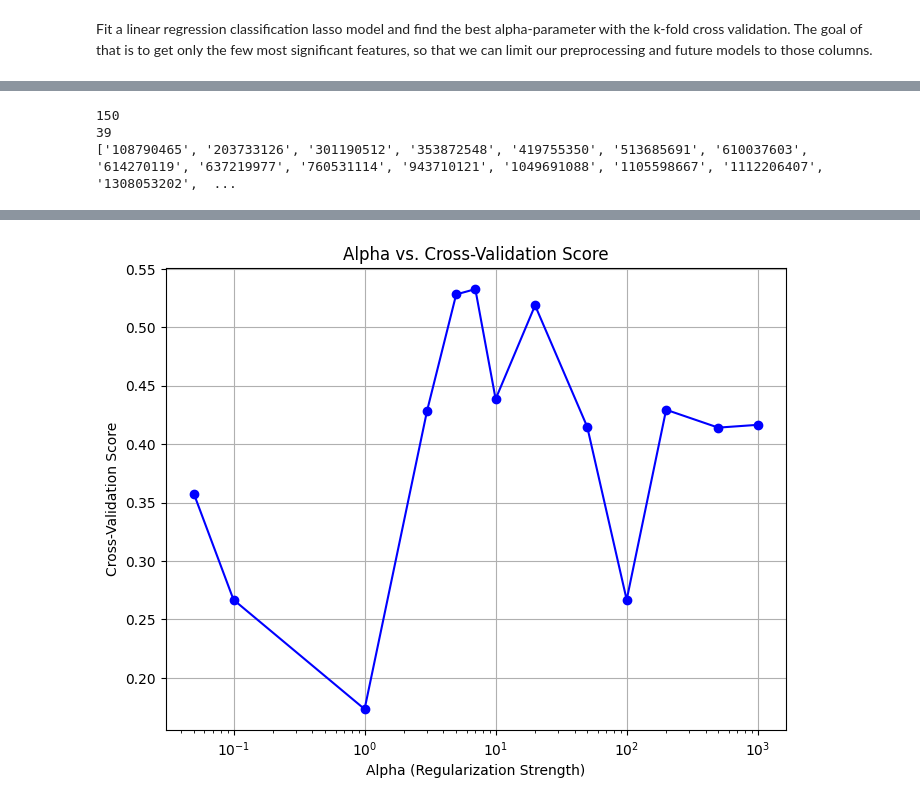
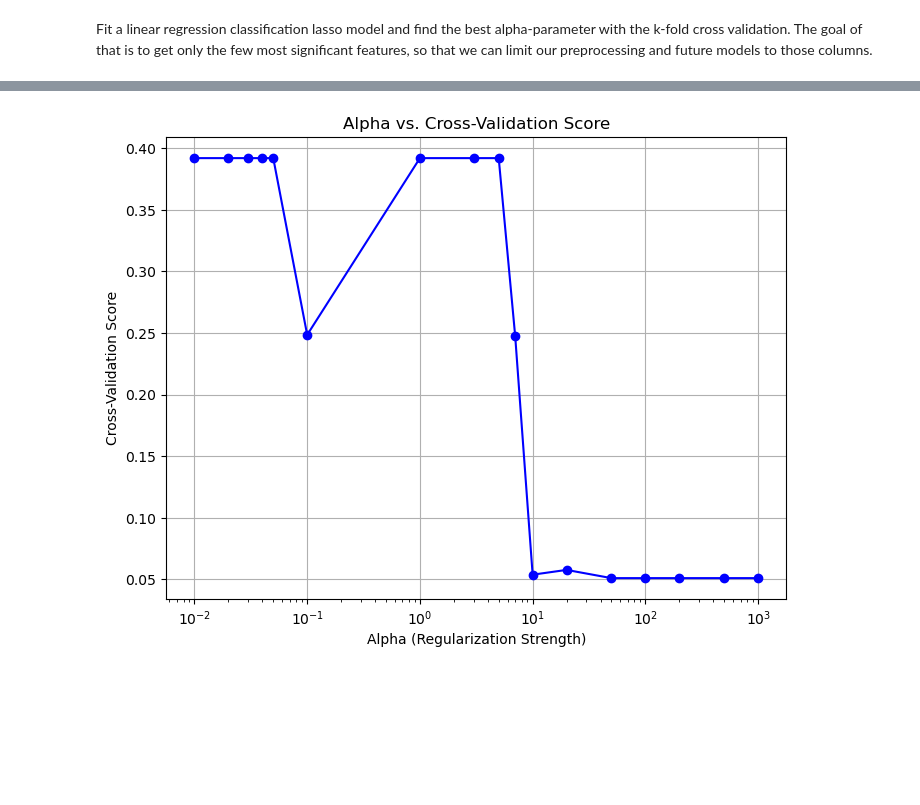
Before and after one commit to EtienneKaiser/loftdynamics, a Jupyter notebook: fit_model/fit_model.ipynb, the cells around one changed output, grey strips where cells are left out. Cells and saved outputs as stored; diff of their text form; code cells hidden in the pictures; blank space fills up the shorter version.

Commit message:
update dataprocess, model training

```diff
--- a/fit_model/fit_model.ipynb
+++ b/fit_model/fit_model.ipynb
@@ -118,0 +260,4 @@ model_train_file_paths = np.concatenate((validate_file_paths, train_file_paths))
+# %%
+# Get file paths for blocked data
+def get_file_paths(folder, ending='.csv'):
+    return [os.path.join(folder, f) for f in os.listdir(folder) if f.endswith(ending)]
@@ -119,16 +282,13 @@ model_train_file_paths = np.concatenate((validate_file_paths, train_file_paths))
+# %%
+model_train_file_paths = train_file_paths + validate_file_paths
 # %%
 possible_maneuvers = set()
-test_maneuver_file_paths = get_filepaths_in_folder_with_ending('test_data', '.csv')
-validate_maneuver_file_paths = get_filepaths_in_folder_with_ending('validate_data', '.csv')
-train_maneuver_file_paths = get_filepaths_in_folder_with_ending('train_data', '.csv')
-maneuver_file_paths = np.concatenate((test_maneuver_file_paths, validate_maneuver_file_paths, train_maneuver_file_paths))
+maneuver_file_paths = np.concatenate((test_file_paths, validate_file_paths, train_file_paths))
 
 for file in maneuver_file_paths:
     labels = pd.read_csv(file)
-    possible_maneuvers.update(map(str.lower, np.unique(labels["maneuver"])))
+    possible_maneuvers.update(map(str.lower, np.unique(labels["most_frequent_label"])))
 
 print(possible_maneuvers)
 possible_maneuvers = list(possible_maneuvers)
-
-columns = fit_model_with_files(model, model_train_file_paths, possible_maneuvers)
 # %% [output]
@@ -152,43 +296,33 @@ columns = fit_model_with_files(model, model_train_file_paths, possible_maneuvers
-# %%
-coefficients = pd.DataFrame(model.coef_, columns=columns)
-
-# identify unnecessary features (zero coefficients across all classes)
-unnecessary_features = coefficients.columns[(coefficients == 0).all()].tolist()
-print(len(unnecessary_features))
-
-necessary_features = coefficients.columns[(coefficients != 0).any()].tolist()
-print(len(necessary_features))
-print(necessary_features)
-# %% [output]
-150
-39
-['108790465', '203733126', '301190512', '353872548', '419755350', '513685691', '610037603', '614270119', '637219977', '760531114', '943710121', '1049691088', '1105598667', '1112206407', '1308053202',  ...
 # %%
-alphas = [0.05, 0.1, 1, 3, 5, 7, 10, 20, 50, 100, 200, 500, 1000]
-kf = KFold(n_splits=4, shuffle=True)
+# Define alphas and KFold
+alphas = [0.01, 0.02, 0.03, 0.04, 0.05, 0.1, 1, 3, 5, 7, 10, 20, 50, 100, 200, 500, 1000]
+kf = KFold(n_splits=4, shuffle=True, random_state=42)  # Add random_state for consistency
 
 best_alpha = None
 best_score = -np.inf
+alpha_scores = []
 
-alpha_scores = []
 for alpha in alphas:
     scores = []
 
     for train_idx, val_idx in kf.split(model_train_file_paths):
-        model = SGDClassifier(loss='log_loss', penalty='l1', alpha=alpha) # penalty 'L1' -> Lasso
+        # Get training and validation split file paths
+        train_files = [model_train_file_paths[i] for i in train_idx]
+        val_files = [model_train_file_paths[i] for i in val_idx]
 
-        first_file = True
-        # Train Split
-        columns = fit_model_with_files(model, model_train_file_paths[[idx]], possible_maneuvers)
+        # Train model
+        model = SGDClassifier(loss='log_loss', penalty='l1', alpha=alpha, random_state=42)
+        columns = fit_model_with_files(model, train_files, possible_maneuvers)
 
-        # Validation Split
+        # Validate model
         val_scores = []
-        for idx in val_idx:
-            X, y = load_and_prepare_data(model_train_file_paths[idx])
+        for file in val_files:
+            X, y = load_and_prepare_data(file)
             val_scores.append(model.score(X, y))
 
         scores.append(np.mean(val_scores))
 
+    # Average score for the current alpha
     mean_score = np.mean(scores)
     alpha_scores.append((alpha, mean_score))
     print(f"Alpha: {alpha}, Score: {mean_score}")
@@ -199,5 +333,10 @@ for alpha in alphas:
         best_alpha = alpha
 
 print(f"Best Alpha: {best_alpha}, Best CV Score: {best_score}")
-plot_alpha_scores(alpha_scores) # adjust alphas according to plot
+
+# Debug: Print alpha scores
+print("Alpha Scores for Current Run:", alpha_scores)
+
+# Plot alpha scores
+plot_alpha_scores(alpha_scores)
 # %% [output]
@@ -218,4 +362,4 @@ Best Alpha: 7, Best CV Score: 0.5326845515231818
-[figure, old version]
+[figure, new version]
 # %%
 final_model = SGDClassifier(loss='log_loss', penalty='l1', alpha=best_alpha)
 
```
Also changed, not shown: parts of 27 cells of this notebook, 25 other files.
